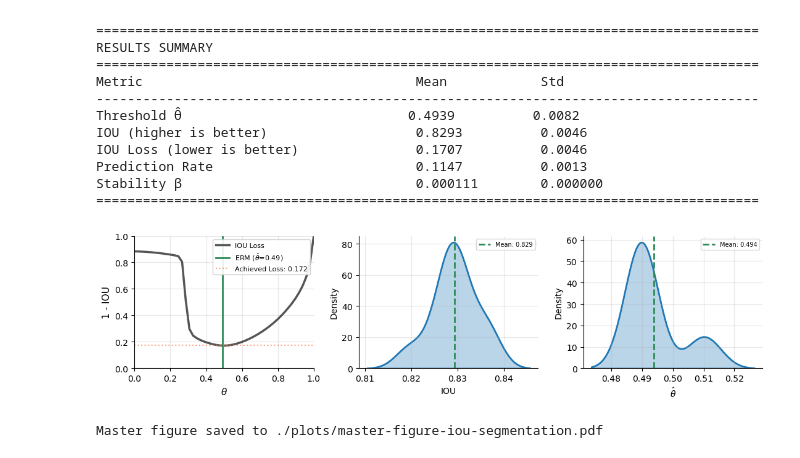
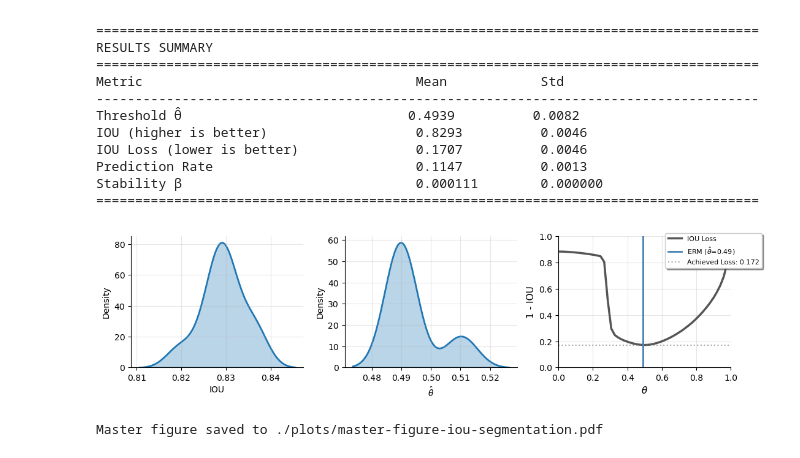
Before and after one commit to aangelopoulos/nonmonotonic-crc, a Jupyter notebook: iou_tumor/tumor-segmentation-iou.ipynb, the cells around one changed output. Drawn from its saved outputs; the diff is of its cells as text; code cells hidden in the pictures.

Commit message:
[close to finished plots]

```diff
--- a/iou_tumor/tumor-segmentation-iou.ipynb
+++ b/iou_tumor/tumor-segmentation-iou.ipynb
@@ -256,52 +256,46 @@ Stability β                              0.000111        0.000000
 # %%
 # Master figure for paper
 fig, axes = plt.subplots(1, 3, figsize=(11, 3))
 
-# Left: IOU Loss curve
-ax_iou = axes[0]
+# Left: IOU KDE
+ax_iou_kde = axes[0]
+sns.kdeplot(results_experiment['erm_iou'], ax=ax_iou_kde,
+            linewidth=2, fill=True, alpha=0.3)
+ax_iou_kde.set_xlabel('IOU', fontsize=10)
+ax_iou_kde.set_ylabel('Density', fontsize=10)
+ax_iou_kde.grid(True, alpha=0.3)
+sns.despine(ax=ax_iou_kde)
+
+# Middle: Threshold KDE
+ax_thresh_kde = axes[1]
+sns.kdeplot(results_experiment['erm_threshold'], ax=ax_thresh_kde,
+            linewidth=2, fill=True, alpha=0.3)
+ax_thresh_kde.set_xlabel('$\\hat{\\theta}$', fontsize=10)
+ax_thresh_kde.set_ylabel('Density', fontsize=10)
+ax_thresh_kde.grid(True, alpha=0.3)
+sns.despine(ax=ax_thresh_kde)
+
+# Right: IOU Loss curve
+ax_iou = axes[2]
 ax_iou.plot(thetas_viz, iou_loss_curve, label='IOU Loss', linewidth=2.5, color='#555555')
 ax_iou.axvline(x=results_erm['theta_hat'], linewidth=2, linestyle='-',
-               label=f"ERM ($\\hat{{\\theta}}$={results_erm['theta_hat']:.2f})", color='#2E8B57')
+               label=f"ERM ($\\hat{{\\theta}}$={results_erm['theta_hat']:.2f})", color='#4682B4')
 ax_iou.axhline(y=results_erm['empirical_iou_loss'], linewidth=1.5, linestyle=':',
-               label=f"Achieved Loss: {results_erm['empirical_iou_loss']:.3f}", color='coral', alpha=0.7)
+               label=f"Achieved Loss: {results_erm['empirical_iou_loss']:.3f}", color='#888888', alpha=0.7)
 ax_iou.set_xlabel('$\\theta$', fontsize=11)
 ax_iou.set_ylabel('1 - IOU', fontsize=11)
-ax_iou.legend(fontsize=8, loc='upper right', framealpha=0.9)
+ax_iou.legend(fontsize=8, loc='upper right', bbox_to_anchor=(1.2, 1.05), frameon=True, shadow=True)
 ax_iou.set_xlim([0, 1])
 ax_iou.set_ylim([0, min(1.0, iou_loss_curve.max() * 1.1)])
 ax_iou.grid(True, alpha=0.3)
 sns.despine(ax=ax_iou)
-
-# Middle: IOU KDE
-ax_iou_kde = axes[1]
-sns.kdeplot(results_experiment['erm_iou'], ax=ax_iou_kde,
-            linewidth=2, fill=True, alpha=0.3)
-ax_iou_kde.axvline(x=results_experiment['erm_iou'].mean(), linewidth=2, linestyle='--',
-                   color='#2E8B57', label=f'Mean: {results_experiment["erm_iou"].mean():.3f}')
-ax_iou_kde.set_xlabel('IOU', fontsize=10)
-ax_iou_kde.set_ylabel('Density', fontsize=10)
-ax_iou_kde.legend(fontsize=7, loc='upper right')
-ax_iou_kde.grid(True, alpha=0.3)
-sns.despine(ax=ax_iou_kde)
-
-# Right: Threshold KDE
-ax_thresh_kde = axes[2]
-sns.kdeplot(results_experiment['erm_threshold'], ax=ax_thresh_kde,
-            linewidth=2, fill=True, alpha=0.3)
-ax_thresh_kde.axvline(x=results_experiment['erm_threshold'].mean(), linewidth=2, linestyle='--',
-                      color='#2E8B57', label=f'Mean: {results_experiment["erm_threshold"].mean():.3f}')
-ax_thresh_kde.set_xlabel('$\\hat{\\theta}$', fontsize=10)
-ax_thresh_kde.set_ylabel('Density', fontsize=10)
-ax_thresh_kde.legend(fontsize=7, loc='upper right')
-ax_thresh_kde.grid(True, alpha=0.3)
-sns.despine(ax=ax_thresh_kde)
 
 plt.tight_layout()
 os.makedirs('./plots', exist_ok=True)
 plt.savefig('./plots/master-figure-iou-segmentation.pdf', dpi=300, bbox_inches='tight')
 plt.show()
 
 print("Master figure saved to ./plots/master-figure-iou-segmentation.pdf")
 # %% [output]
-[figure, old version]
+[figure, new version]
 Master figure saved to ./plots/master-figure-iou-segmentation.pdf
```
Also changed, not shown: 9 other files.
